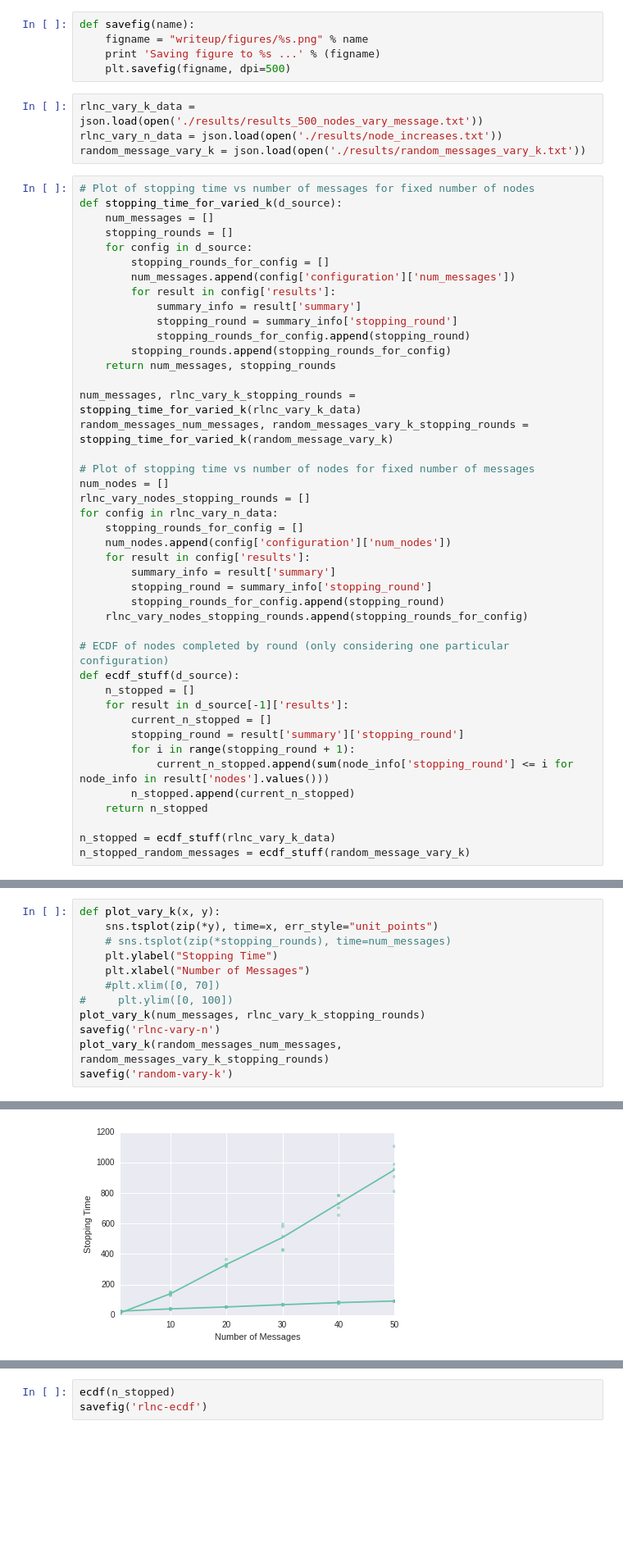
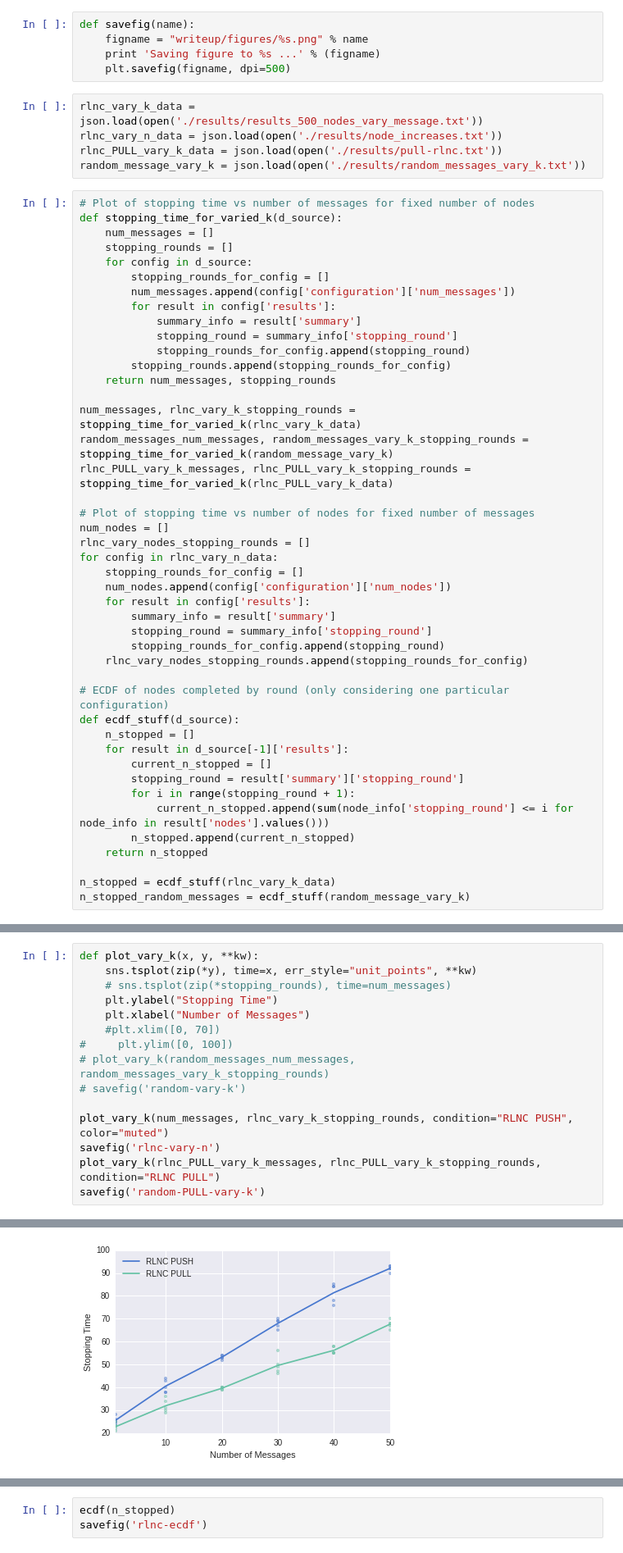
Before and after one commit to newmanne/RLNC-Gossip, a Jupyter notebook: RLNC.ipynb, the cells around one changed output, grey strips where cells are left out. Shown: that part at 82% size. Cells and saved outputs as stored; diff of their text form; blank space fills up the shorter version.

```diff
--- a/RLNC.ipynb
+++ b/RLNC.ipynb
@@ -19,6 +20,7 @@ def savefig(name):
 # %%
 rlnc_vary_k_data = json.load(open('./results/results_500_nodes_vary_message.txt'))
 rlnc_vary_n_data = json.load(open('./results/node_increases.txt'))
+rlnc_PULL_vary_k_data = json.load(open('./results/pull-rlnc.txt'))
 random_message_vary_k = json.load(open('./results/random_messages_vary_k.txt'))
 # %%
 # Plot of stopping time vs number of messages for fixed number of nodes
@@ -37,6 +39,7 @@ def stopping_time_for_varied_k(d_source):
 
 num_messages, rlnc_vary_k_stopping_rounds = stopping_time_for_varied_k(rlnc_vary_k_data)
 random_messages_num_messages, random_messages_vary_k_stopping_rounds = stopping_time_for_varied_k(random_message_vary_k)
+rlnc_PULL_vary_k_messages, rlnc_PULL_vary_k_stopping_rounds = stopping_time_for_varied_k(rlnc_PULL_vary_k_data)
 
 # Plot of stopping time vs number of nodes for fixed number of messages
 num_nodes = []
@@ -75,16 +78,19 @@ savefig('rlnc-vary-n')
 Saving figure to writeup/figures/rlnc-vary-n.png ...
 [figure]
 # %%
-def plot_vary_k(x, y):
-    sns.tsplot(zip(*y), time=x, err_style="unit_points")
+def plot_vary_k(x, y, **kw):
+    sns.tsplot(zip(*y), time=x, err_style="unit_points", **kw)
     # sns.tsplot(zip(*stopping_rounds), time=num_messages)
     plt.ylabel("Stopping Time")
     plt.xlabel("Number of Messages")
     #plt.xlim([0, 70])
 #     plt.ylim([0, 100])
-plot_vary_k(num_messages, rlnc_vary_k_stopping_rounds)
+# plot_vary_k(random_messages_num_messages, random_messages_vary_k_stopping_rounds)
+# savefig('random-vary-k')
+
+plot_vary_k(num_messages, rlnc_vary_k_stopping_rounds, condition="RLNC PUSH", color="muted")
 savefig('rlnc-vary-n')
-plot_vary_k(random_messages_num_messages, random_messages_vary_k_stopping_rounds)
-savefig('random-vary-k')
+plot_vary_k(rlnc_PULL_vary_k_messages, rlnc_PULL_vary_k_stopping_rounds, condition="RLNC PULL")
+savefig('random-PULL-vary-k')
 # %% [output]
 Saving figure to writeup/figures/rlnc-vary-n.png ...
@@ -92,4 +98,4 @@ Saving figure to writeup/figures/random-vary-k.png ...
-[figure, old version]
+[figure, new version]
 # %%
 def ecdf(stopped):
     for i in range(len(stopped)):
```
Also changed, not shown: parts of 2 cells of this notebook, 3 other files.
